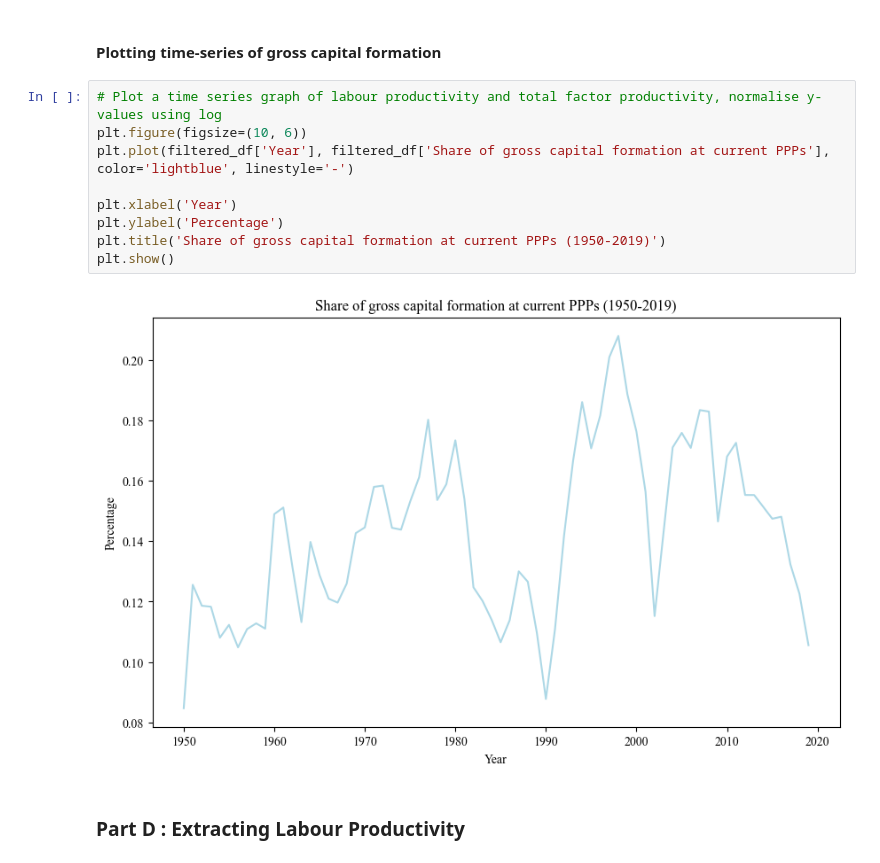
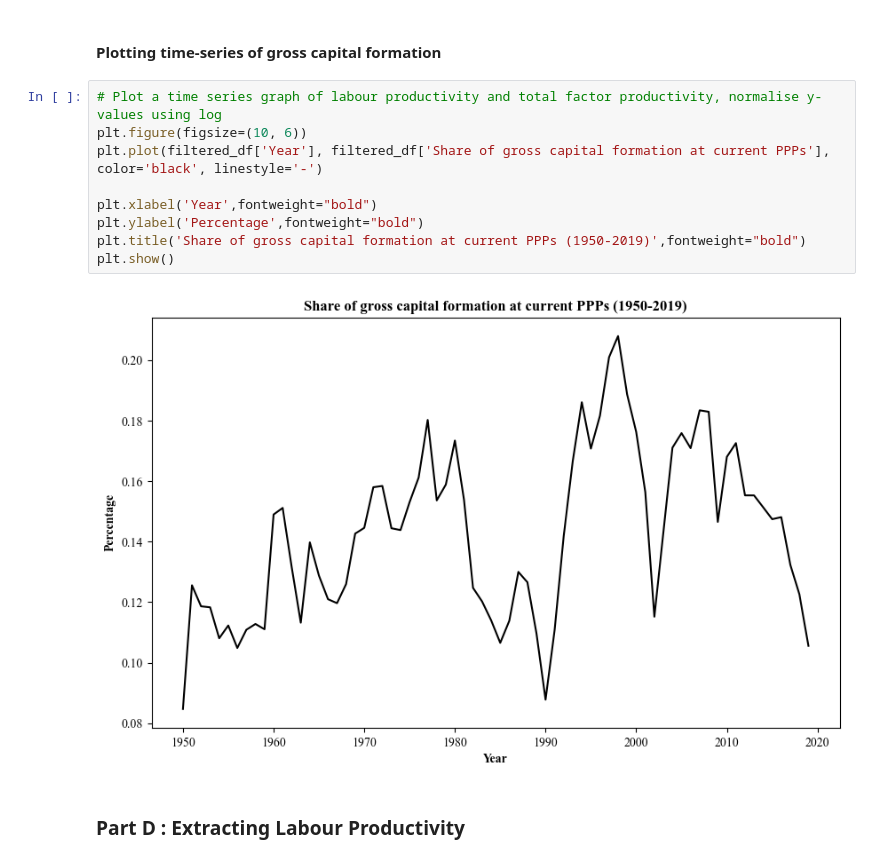
Before and after one commit to andreheeshaojun/EC2B1-Coursework, a Jupyter notebook: Section A/Section-A-Code.ipynb, the cells around one changed output. Cells and saved outputs as stored; diff of their text form.

```diff
--- a/Section A/Section-A-Code.ipynb
+++ b/Section A/Section-A-Code.ipynb
@@ -1330,14 +1326,14 @@ Based on the table above, human capital played an important part from 1950-1976
 # %%
 # Plot a time series graph of labour productivity and total factor productivity, normalise y-values using log
 plt.figure(figsize=(10, 6))
-plt.plot(filtered_df['Year'], filtered_df['Share of gross capital formation at current PPPs'], color='lightblue', linestyle='-')
+plt.plot(filtered_df['Year'], filtered_df['Share of gross capital formation at current PPPs'], color='black', linestyle='-')
 
-plt.xlabel('Year')
-plt.ylabel('Percentage')
-plt.title('Share of gross capital formation at current PPPs (1950-2019)')
+plt.xlabel('Year',fontweight="bold")
+plt.ylabel('Percentage',fontweight="bold")
+plt.title('Share of gross capital formation at current PPPs (1950-2019)',fontweight="bold")
 plt.show()
 # %% [output]
-[figure, old version]
+[figure, new version]
 # %% [markdown]
 ### Part D : Extracting Labour Productivity
 # %%
```
Also changed, not shown: parts of 18 cells of this notebook.
